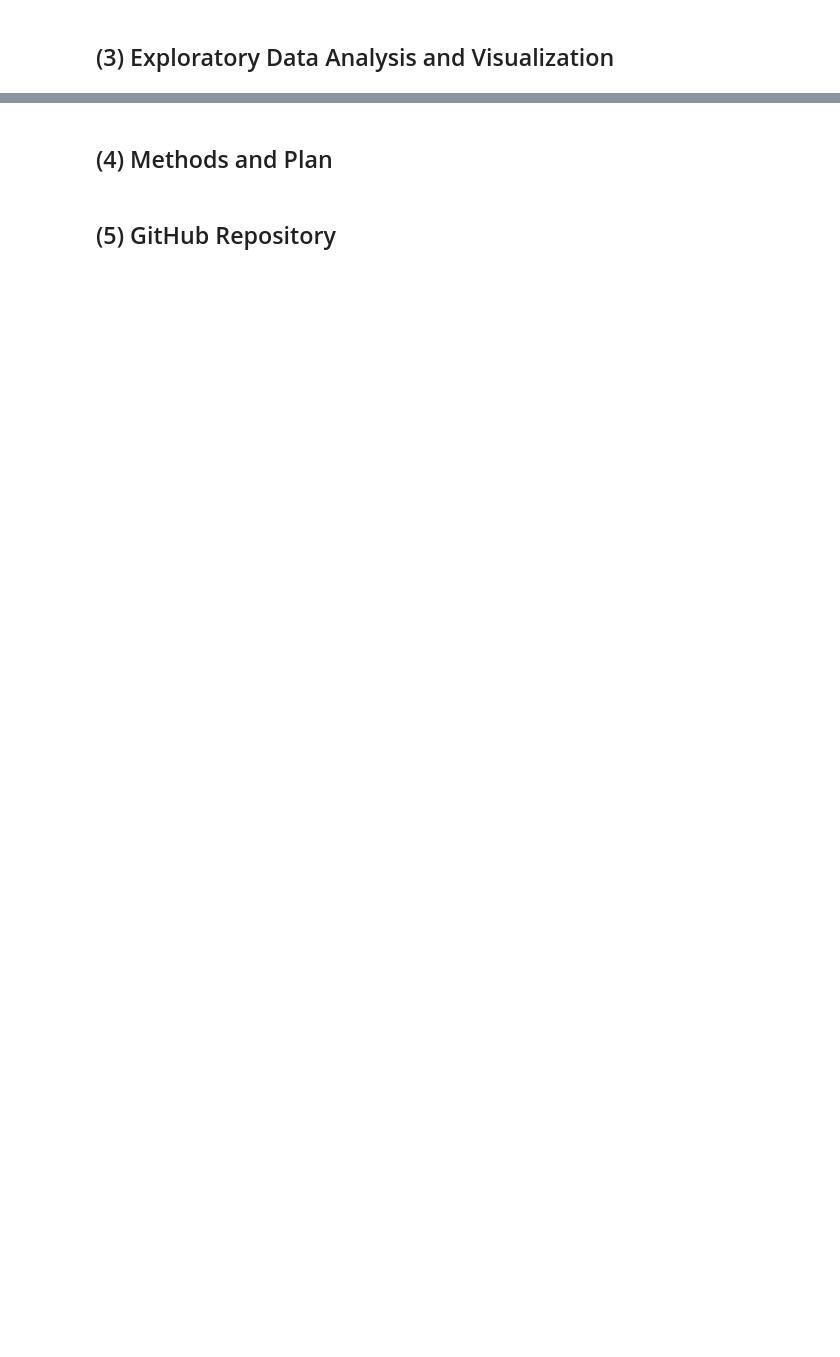
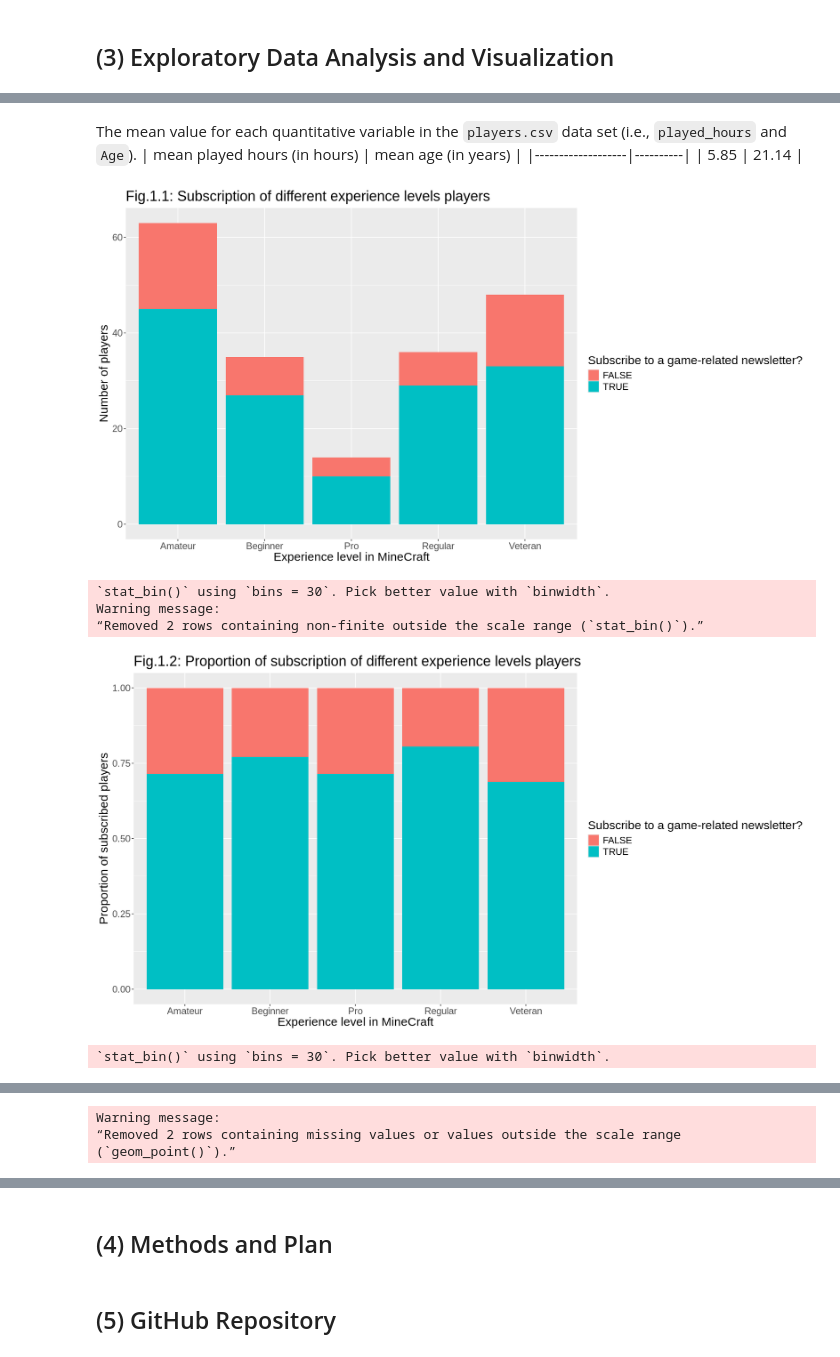
Before and after one commit to NormaeAndCircini/dsci-100-project, a Jupyter notebook: individual_planning_report.ipynb, the cells around one changed output, grey strips where cells are left out. Saved outputs shown, nothing was run; the diff lists cells and outputs as text; code cells hidden in the pictures; blank space fills up the shorter version.

Commit message:
Finished (3) Exploratory Data Analysis and Visualization
Added graphs and description. Added more details in previous sections.

```diff
--- a/individual_planning_report.ipynb
+++ b/individual_planning_report.ipynb
@@ -166,0 +171,72 @@ The data will help me address the specific question because it has information a
+# %% [markdown]
+The mean value for each quantitative variable in the `players.csv` data set (i.e., `played_hours` and `Age`).
+| mean played hours (in hours) | mean age (in years) |
+|-------------------|----------|
+| 5.85 | 21.14 |
+# %%
+# EXPLORATORY VISUALIZATIONS OF THE DATA
+options(repr.plot.width = 15, repr.plot.height = 8)
+
+subscribe_experience_plot <- players |>
+    ggplot(aes(x = experience, fill = subscribe)) +
+    geom_bar() +
+    labs(x = "Experience level in MineCraft",
+         y = "Number of players",
+         fill = "Subscribe to a game-related newsletter?",
+         title = "Fig.1.1: Subscription of different experience levels players") +
+    theme(text = element_text(size = 18))
+
+subscribe_experience_proportion_plot <- players |>
+    ggplot(aes(x = experience, fill = subscribe)) +
+    geom_bar(position = 'fill') +
+    labs(x = "Experience level in MineCraft",
+         y = "Proportion of subscribed players",
+         fill = "Subscribe to a game-related newsletter?",
+         title = "Fig.1.2: Proportion of subscription of different experience levels players") +
+    theme(text = element_text(size = 18))
+
+subscribe_age_plot <- players |>
+    ggplot(aes(x = Age, fill = subscribe)) +
+    geom_histogram() +
+    geom_vline(xintercept = 21.14, linetype = "dashed") +
+    labs(x = "Age of players (in years)",
+         y = "Number of players",
+         fill = "Subscribe to a game-related newsletter?",
+         title = "Fig.2: Subscription of different ages players") +
+    theme(text = element_text(size = 18))
+
+subscribe_played_hours_plot <- players |>
+    ggplot(aes(x = played_hours, fill = subscribe)) +
+    geom_histogram() +
+    geom_vline(xintercept = 5.85, linetype = "dashed") +
+    labs(x = "Cumulative played time (in hours)",
+         y = "Number of players",
+         fill = "Subscribe to a game-related newsletter?",
+         title = "Fig.3: Subscription of different played hours players") +
+    theme(text = element_text(size = 18))
+
+subscribe_played_hours_age_plot <- players |>
+    ggplot(aes(x = Age,
+               y = played_hours,
+               color = subscribe,
+               shape = subscribe)) +
+    geom_point(size = 3.5) +
+    labs(x = "Age of players (in years)",
+         y = "Cumulative played time (in hours)",
+         color = "Subscribe to a game-related newsletter?",
+         shape = "Subscribe to a game-related newsletter?",
+         title = "Fig.4: Subscription of different played hours and ages players") +
+    theme(text = element_text(size = 18))
+
+subscribe_experience_plot
+subscribe_experience_proportion_plot
+subscribe_age_plot
+subscribe_played_hours_plot
+subscribe_played_hours_age_plot
+# %% [output]
+[figure, added]
+`stat_bin()` using `bins = 30`. Pick better value with `binwidth`.
+Warning message:
+“Removed 2 rows containing non-finite outside the scale range (`stat_bin()`).”
+[figure, added]
+`stat_bin()` using `bins = 30`. Pick better value with `binwidth`.
@@ -166,0 +244,3 @@ The data will help me address the specific question because it has information a
+Warning message:
+“Removed 2 rows containing missing values or values outside the scale range
+(`geom_point()`).”
```
Also changed, not shown: parts of 10 cells of this notebook.
